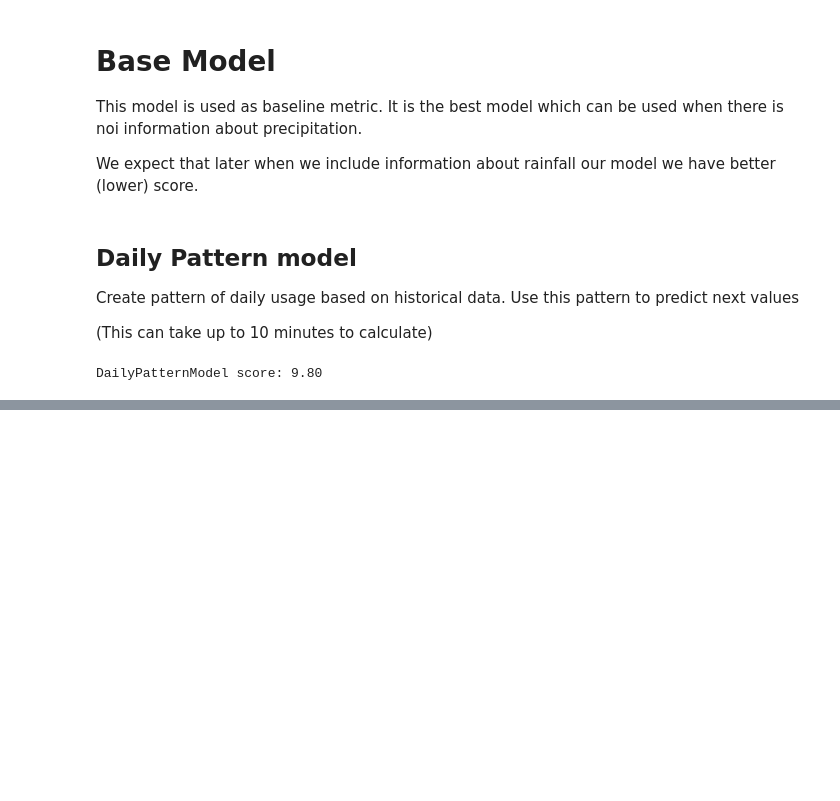
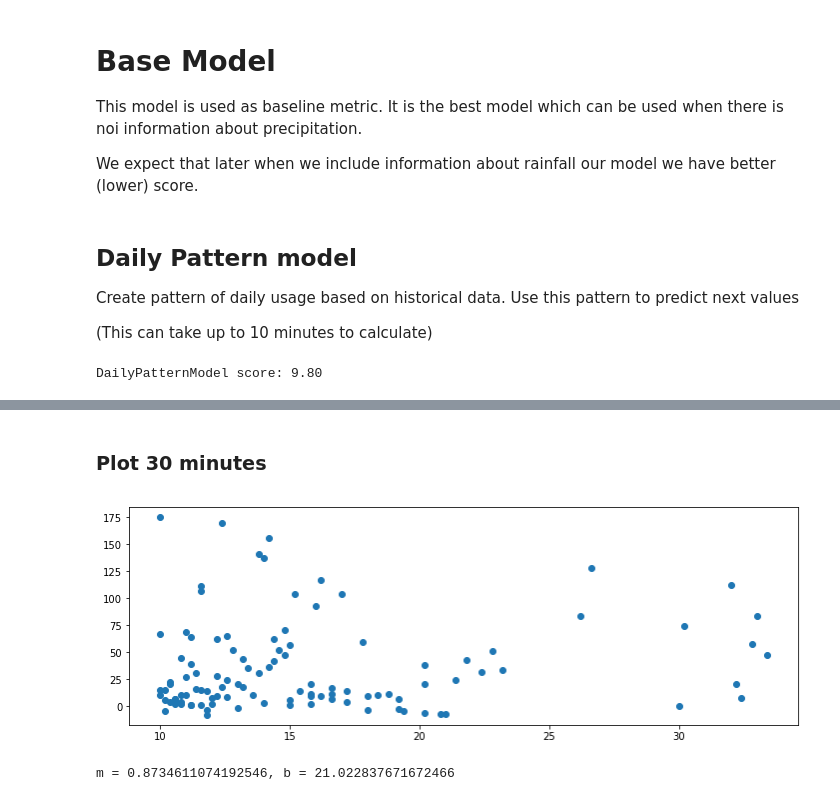
Before and after one commit to carldata/argo, a Jupyter notebook: notebooks/radon-medium/[prediction] On-line learning.ipynb, the cells around one changed output, grey strips where cells are left out. Saved outputs shown, nothing was run; the diff lists cells and outputs as text; code cells hidden in the pictures; blank space fills up the shorter version.

Commit message:
Explore rain flow correlation

```diff
--- a/notebooks/radon-medium/[prediction] On-line learning.ipynb
+++ b/notebooks/radon-medium/[prediction] On-line learning.ipynb
@@ -176,0 +163,23 @@ Name: flow, dtype: float64
+# %%
+df = flow.to_frame().reset_index()
+daily_pattern = df.groupby(by=[df.time.map(lambda x: x.time())]).flow.median()
+# Lets join flow and rain into single data frame
+df = flow.to_frame().join(rainfall.to_frame()).reset_index()
+# Excessive is a flow induced by rain
+df['excessive'] = df['flow'] - df['time'].apply(lambda x: daily_pattern[x.time()])
+df
+
+def plot_correlation(xs, lag):
+    xs['rain_lag'] = xs['rainfall'].rolling(int(lag*12)).sum()
+    xs = xs[xs.rain_lag > 10]
+    plt.scatter(xs.rain_lag, xs.excessive)
+    plt.show()
+    m,b = np.polyfit(xs.rain_lag, xs.excessive, 1)
+    print('m = {:}, b = {:}'.format(m,b))
+# %% [markdown]
+### Plot 30 minutes
+# %%
+plot_correlation(df, 0.5)
+# %% [output]
+[figure, added]
+m = 0.8734611074192546, b = 21.022837671672466
```
Also changed, not shown: parts of 13 cells of this notebook.
